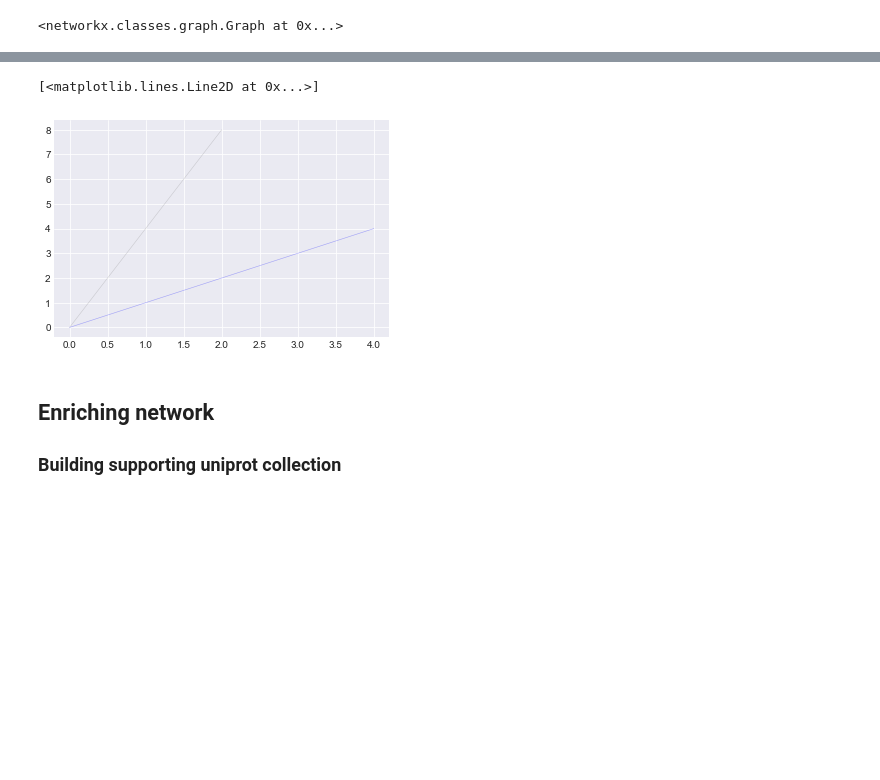
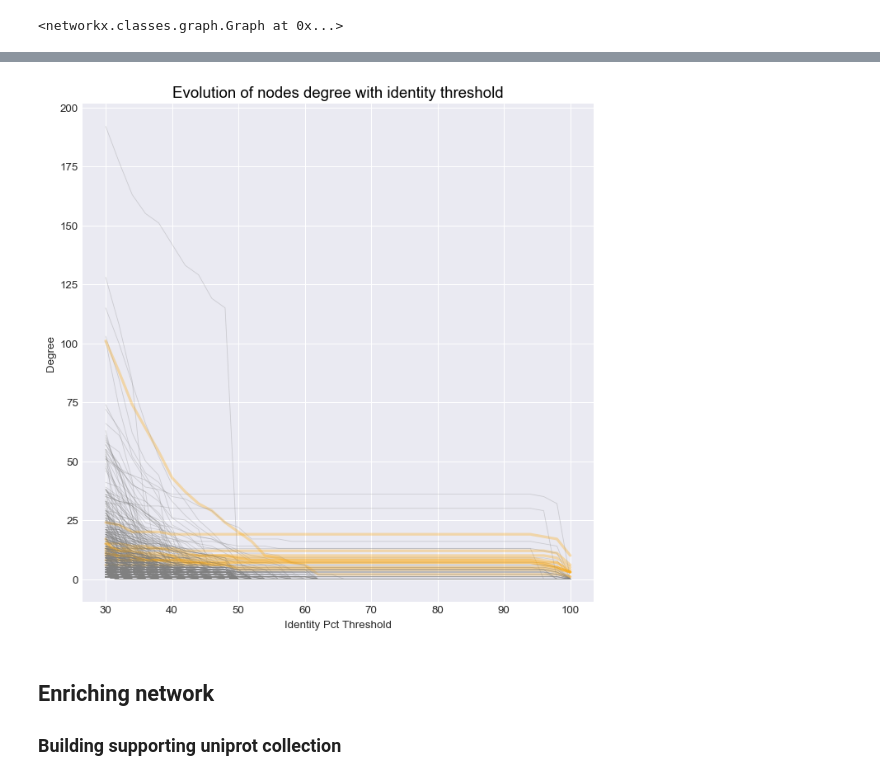
Before and after one commit to glaunay/omegaLoMo, a Jupyter notebook: buildNetwork.ipynb, the cells around one changed output, grey strips where cells are left out. Cells and saved outputs as stored; diff of their text form; code cells hidden in the pictures; blank space fills up the shorter version.

```diff
--- a/buildNetwork.ipynb
+++ b/buildNetwork.ipynb
@@ -238,0 +218,3 @@ Current number of edges 1004
+# %%
+for n in nx.degree(G):
+    print(n[0])
@@ -239,6 +254,21 @@ Current number of edges 1004
 # %%
 import matplotlib.pyplot as plt
 # %%
-def singleLineChart(nodeID, topologyObject, _seedList, idPctMin=10.0, step=5.0):
-    for idPct in range(idPctMin, 100.0 + step, step):
-        G = trimPruneTest(topologyObject, idPct, _seedList):
+def singleLineChart(topologyObject, _seedList, idPctMin=10, step=5):
+    x = []
+    d = {}
+
+    for idPct in range(idPctMin, 100 + step, step):
+        x.append(idPct)
+        G = trimPruneTest(topologyObject, idPct, _seedList)
+        if not d:
+            for n in nx.degree(G):
+                d[n[0]] = []
+        for k in d:
+            d[k].append(0)
+
+        for n in nx.degree(G):
+             d[n[0]][-1] = n[1]
+    return (x, d)
+# %%
+data = singleLineChart(om, seedList, idPctMin=30, step=2)
@@ -245,10 +293,22 @@ def singleLineChart(nodeID, topologyObject, _seedList, idPctMin=10.0, step=5.0):
 # %%
 plt.style.use('seaborn-darkgrid')
-plt.plot([0,1,2],[0,4,8], marker='', color='grey', linewidth=0.6, alpha=0.3)
-plt.plot([0,2,4],[0,2,4], marker='', color='blue', linewidth=0.6, alpha=0.3)
+my_dpi=96
+plt.figure(figsize=(800/my_dpi, 800/my_dpi), dpi=my_dpi)
+
+
+plt.title("Evolution of nodes degree with identity threshold", loc='center', fontsize=14, fontweight=4, color='black')
+plt.xlabel("Identity Pct Threshold")
+plt.ylabel("Degree")
+
+
+
+for name in data[1]:
+    c = 'grey' if data[1][name][-1] == 0 else 'orange'
+    w =  0.6 if data[1][name][-1] == 0 else 2.4
+    plt.plot(data[0],data[1][name], marker='', color=c, linewidth=w, alpha=0.3)
+#plt.plot([0,2,4],[0,2,4], marker='', color='blue', linewidth=0.6, alpha=0.3)
 # %% [output]
-[<matplotlib.lines.Line2D at 0x...>]
-[figure, old version]
+[figure, new version]
 # %% [markdown]
 ## Enriching network
 
```
Also changed, not shown: parts of 24 cells of this notebook, 1 other file.
